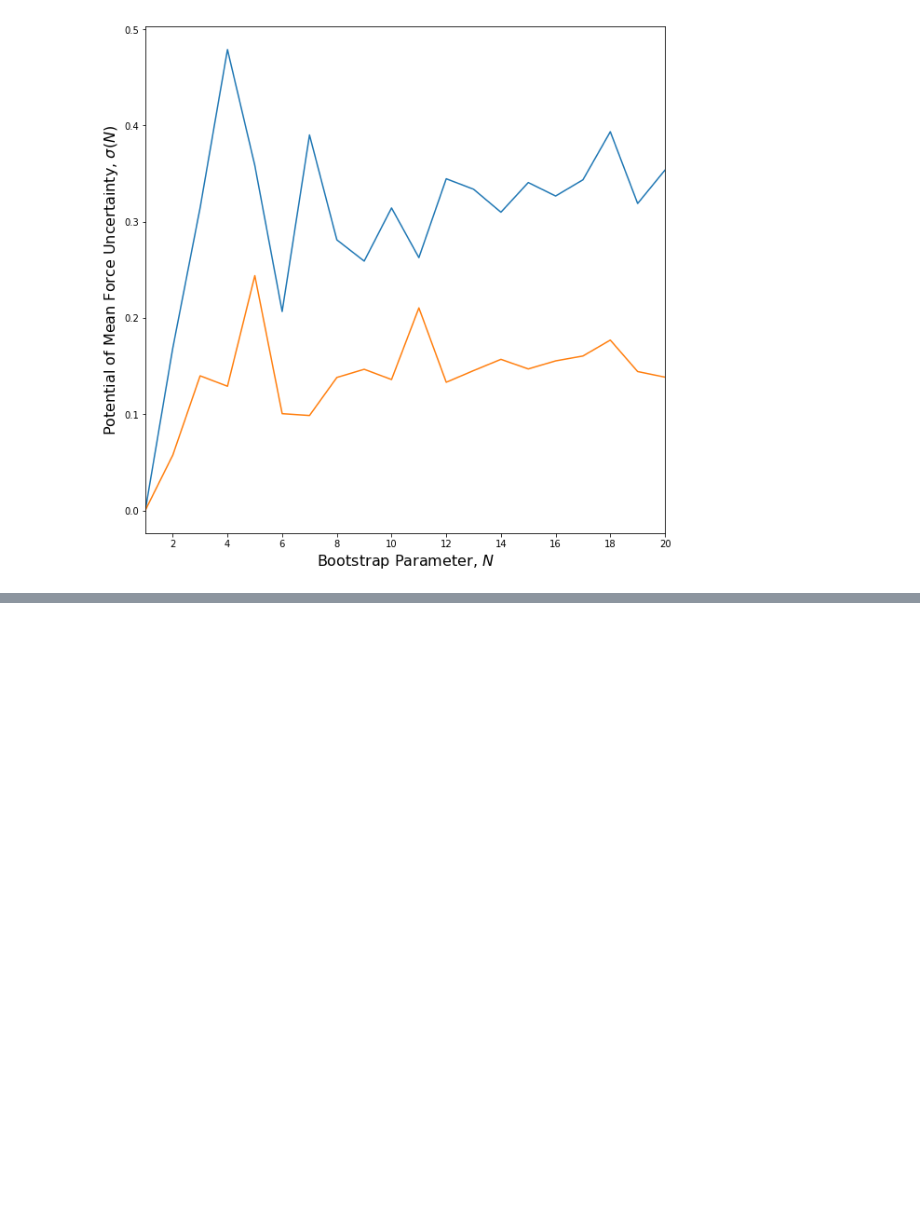
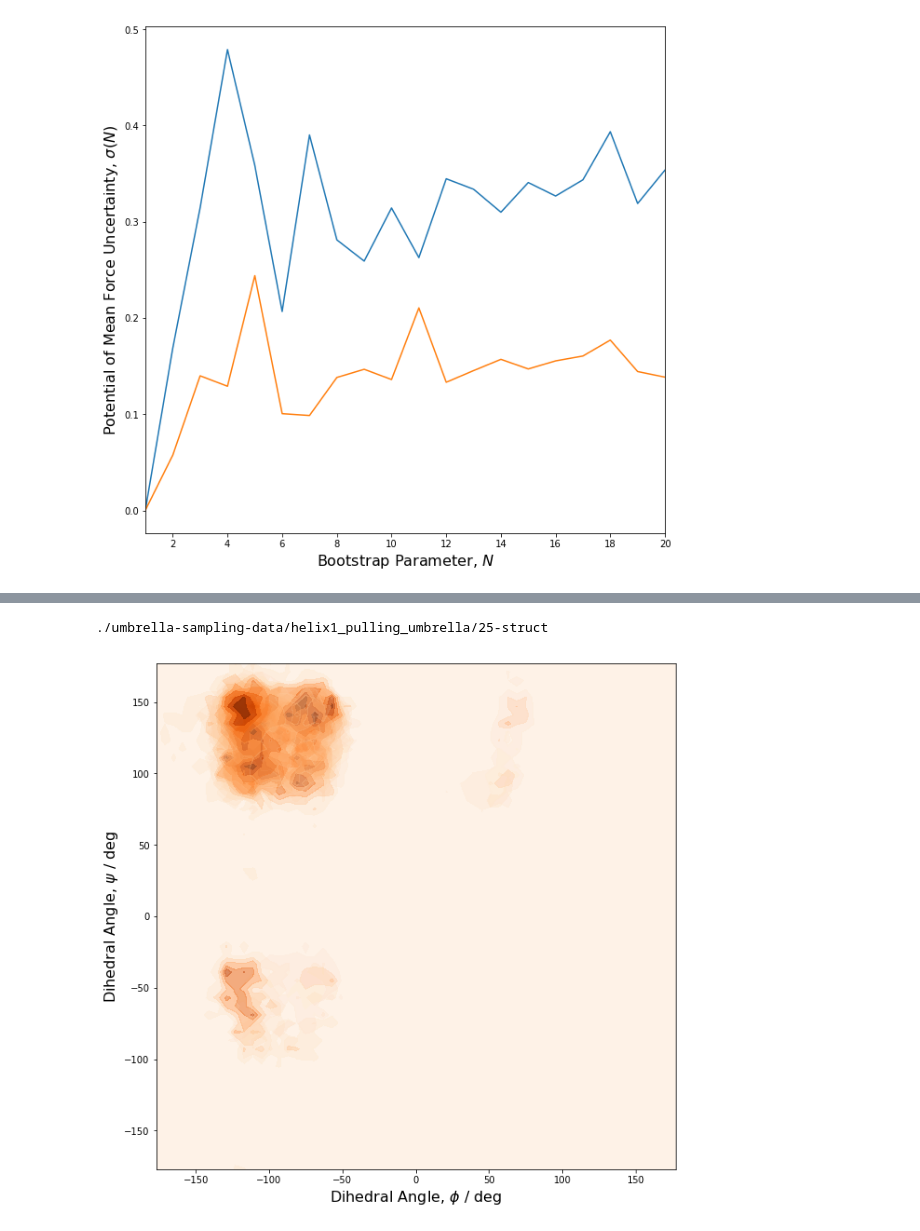
Before and after one commit to gszep/molecular-dynamics, a Jupyter notebook: research-project-assignment/pmf.ipynb, the cells around one changed output, grey strips where cells are left out. Cells and saved outputs as stored; diff of their text form; code cells hidden in the pictures; blank space fills up the shorter version.

```diff
--- a/research-project-assignment/pmf.ipynb
+++ b/research-project-assignment/pmf.ipynb
@@ -53,0 +51,50 @@ from matplotlib.ticker import MaxNLocator
+# %%
+for k,i in enumerate([25]) :
+
+    mol_path = join('./umbrella-sampling-data/helix1_pulling_umbrella',str(i).zfill(2)+'-struct')
+    print mol_path
+
+    u = MDAnalysis.Universe(
+            join(mol_path,'struct.gro'),
+            join(mol_path,'umbrella.xtc'))
+
+    r = u.select_atoms("resid 8439-8451")
+    R = Ramachandran(r).run()
+
+    res = 60
+    H = []
+    xedges,yedges = linspace(-180,180,res+1),linspace(-180,180,res+1)
+    n_time,n_res,_ = R.angles.shape
+
+    for n in range(n_res):
+
+        phi,psi = R.angles[:,n].T
+        h,xedges,yedges = histogram2d(psi,phi, bins=[xedges,yedges],normed=True)
+        xbins,ybins = (xedges[1:]+xedges[:-1])/2,(yedges[1:]+yedges[:-1])/2
+
+        h /= amax(h)
+        H += [ h ]
+
+    H = array(H)
+
+# Choose colormap
+cmap = Oranges
+
+# Get the colormap colors
+my_cmap = cmap(np.arange(cmap.N))
+
+# Set alpha
+my_cmap[:,-1] = np.linspace(0, 1, cmap.N)
+
+# Create new colormap
+my_cmap = ListedColormap(my_cmap)
+
+figure(figsize=(10,10))
+for h in H:
+    contourf(xbins,ybins,h,cmap=my_cmap);
+
+xlabel(r'Dihedral Angle, $\phi$ / $\mathrm{deg}$',fontsize=16)
+ylabel(r'Dihedral Angle, $\psi$ / $\mathrm{deg}$',fontsize=16);
+# %% [output]
+./umbrella-sampling-data/helix1_pulling_umbrella/25-struct
+[figure, added]
```
Also changed, not shown: parts of 2 cells of this notebook, 13 other files.
